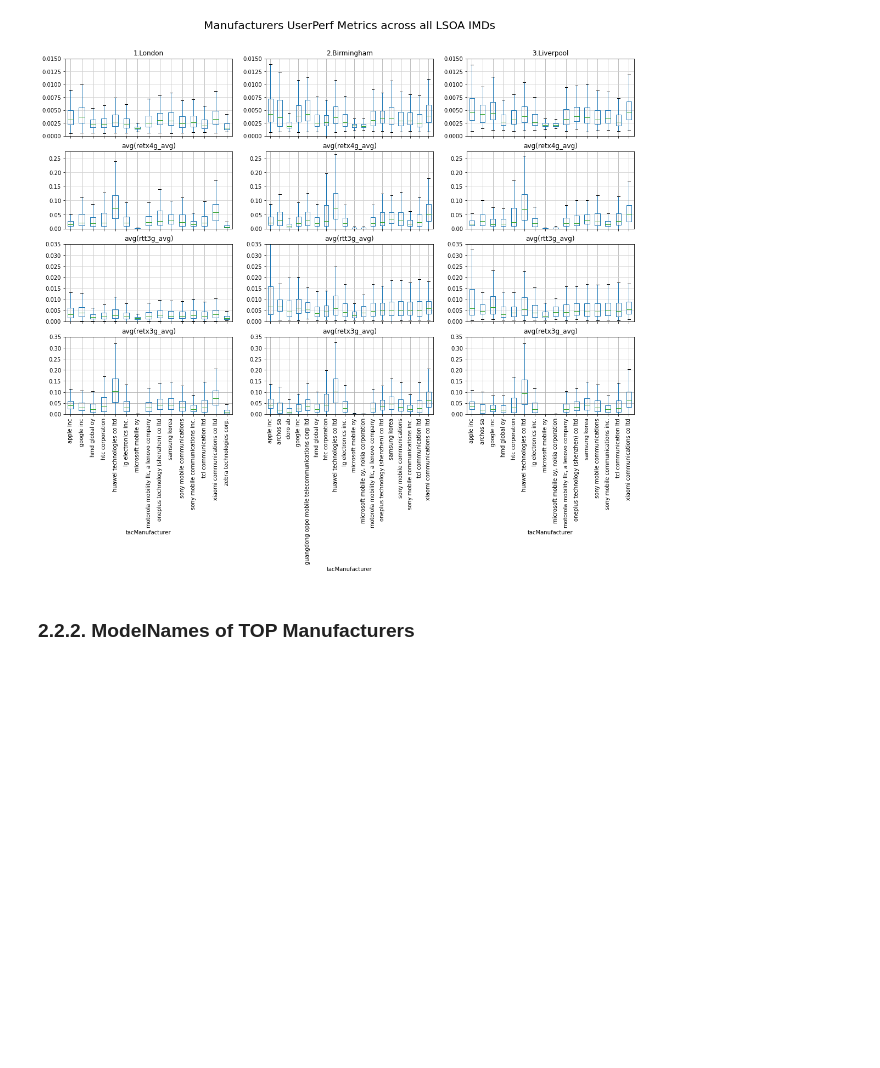
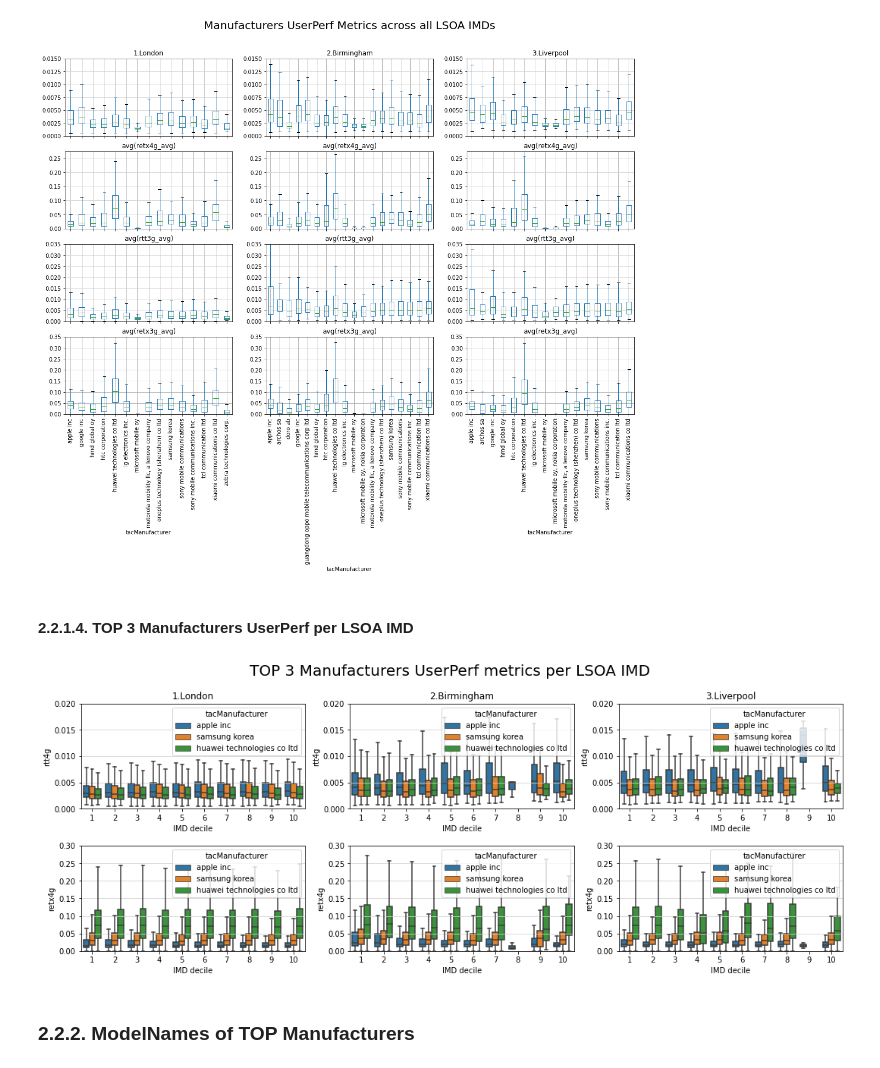
Before and after one commit to 5uperpalo/Telefonica, a Jupyter notebook: IMC2020/UK_Devices.ipynb, the cells around one changed output. Cells and saved outputs as stored; diff of their text form; code cells hidden in the pictures; blank space fills up the shorter version.

```diff
--- a/IMC2020/UK_Devices.ipynb
+++ b/IMC2020/UK_Devices.ipynb
@@ -420,6 +420,62 @@ ax[0,1].set_title('2.Birmingham')
 ax[0,2].set_title('3.Liverpool');
 # %% [output]
 [figure]
+# %% [markdown]
+#### 2.2.1.4. TOP 3 Manufacturers UserPerf per LSOA IMD
+# %%
+london_devices_mnfs = london_devices_pd[(london_devices_pd['tacDeviceType'] == 'smartphone') & \
+                                        (london_devices_pd['tacManufacturer'].isin(['apple inc', 'samsung korea', 'huawei technologies co ltd']))][['device_id','tacManufacturer','tacModelName','IMDDecil']].copy()
+birmingham_devices_mnfs = birmingham_devices_pd[(birmingham_devices_pd['tacDeviceType'] == 'smartphone') & \
+                                        (birmingham_devices_pd['tacManufacturer'].isin(['apple inc', 'samsung korea', 'huawei technologies co ltd']))][['device_id','tacManufacturer','tacModelName','IMDDecil']].copy()
+liverpool_devices_mnfs = liverpool_devices_pd[(liverpool_devices_pd['tacDeviceType'] == 'smartphone') & \
+                                        (liverpool_devices_pd['tacManufacturer'].isin(['apple inc', 'samsung korea', 'huawei technologies co ltd']))][['device_id','tacManufacturer','tacModelName','IMDDecil']].copy()
+london_userperf_pd = pd.merge(london_userperf_pd, london_devices_mnfs, on='device_id', how='inner')
+birmingham_userperf_pd = pd.merge(birmingham_userperf_pd, birmingham_devices_mnfs, on='device_id', how='inner')
+liverpool_userperf_pd = pd.merge(liverpool_userperf_pd, liverpool_devices_mnfs, on='device_id', how='inner')
+# %%
+metrics_list = ['avg(rtt4g_avg)','avg(retx4g_avg)','avg(rtt3g_avg)', 'avg(retx3g_avg)']
+for column in metrics_list:
+    london_userperf_pd[column] = london_userperf_pd[column]/london_userperf_pd[column].max()
+    birmingham_userperf_pd[column] = birmingham_userperf_pd[column]/birmingham_userperf_pd[column].max()
+    liverpool_userperf_pd[column] = liverpool_userperf_pd[column]/liverpool_userperf_pd[column].max()
+# %%
+london_userperf_pd['IMDDecil'] = london_userperf_pd['IMDDecil'].astype(int)
+birmingham_userperf_pd['IMDDecil'] = birmingham_userperf_pd['IMDDecil'].astype(int)
+liverpool_userperf_pd['IMDDecil'] = liverpool_userperf_pd['IMDDecil'].astype(int)
+# %%
+fig, ax = plt.subplots(2, 3, figsize=(18, 6), facecolor='w', edgecolor='k')
+fig.suptitle('TOP 3 Manufacturers UserPerf metrics per LSOA IMD', size=20, y=1.)
+def applyPlotStyle(ax, ylabel, ylim):
+    ax.yaxis.grid(True, linestyle='-', which='both', color='lightgrey')
+    #ax.set_ylim([0,4])
+    ax.set_xlabel('IMD decile')
+    ax.set_ylabel(ylabel)
+    ax.set_ylim(ylim)
+
+#london = sns.violinplot(ax = ax[0], x='IMDDecil', y='area_size', hue='area_type',scale='area', data=london_areas, split=True, showfliers=False)
+sns.boxplot(ax = ax[0,0], x='IMDDecil', y='avg(rtt4g_avg)', hue='tacManufacturer', data=london_userperf_pd, showfliers=False, hue_order = ['apple inc', 'samsung korea', 'huawei technologies co ltd'])
+sns.boxplot(ax = ax[1,0], x='IMDDecil', y='avg(retx4g_avg)', hue='tacManufacturer', data=london_userperf_pd, showfliers=False, hue_order = ['apple inc', 'samsung korea', 'huawei technologies co ltd'])
+applyPlotStyle(ax[0,0],'rtt4g',[0,0.02])
+applyPlotStyle(ax[1,0],'retx4g',[0,0.30])
+ax[0,0].set_title('1.London')
+
+#birmingham = sns.violinplot(ax=ax[1], x='IMDDecil', y='area_size', hue='area_type',scale='area', data=birmingham_areas, split=True, showfliers=False)
+sns.boxplot(ax=ax[0,1], x='IMDDecil', y='avg(rtt4g_avg)', hue='tacManufacturer', data=birmingham_userperf_pd, showfliers=False, hue_order = ['apple inc', 'samsung korea', 'huawei technologies co ltd'])
+sns.boxplot(ax=ax[1,1], x='IMDDecil', y='avg(retx4g_avg)', hue='tacManufacturer', data=birmingham_userperf_pd, showfliers=False, hue_order = ['apple inc', 'samsung korea', 'huawei technologies co ltd'])
+applyPlotStyle(ax[0,1],'rtt4g',[0,0.02])
+applyPlotStyle(ax[1,1],'retx4g',[0,.3])
+ax[0,1].set_title('2.Birmingham')
+
+#liverpool = sns.violinplot(ax=ax[2], x='IMDDecil', y='area_size', hue='area_type',scale='area', data=birmingham_areas, split=True, showfliers=False)
+sns.boxplot(ax=ax[0,2], x='IMDDecil', y='avg(rtt4g_avg)', hue='tacManufacturer', data=liverpool_userperf_pd, showfliers=False, hue_order = ['apple inc', 'samsung korea', 'huawei technologies co ltd'])
+sns.boxplot(ax=ax[1,2], x='IMDDecil', y='avg(retx4g_avg)', hue='tacManufacturer', data=liverpool_userperf_pd, showfliers=False, hue_order = ['apple inc', 'samsung korea', 'huawei technologies co ltd'])
+applyPlotStyle(ax[0,2],'rtt4g',[0,0.02])
+applyPlotStyle(ax[1,2],'retx4g',[0,0.3])
+ax[0,2].set_title('3.Liverpool')
+
+fig.subplots_adjust(hspace=0.35);
+# %% [output]
+[figure, added]
 # %% [markdown]
 ### 2.2.2. ModelNames of TOP Manufacturers
 # %% [markdown]
```
Also changed, not shown: parts of 1 cell of this notebook.
